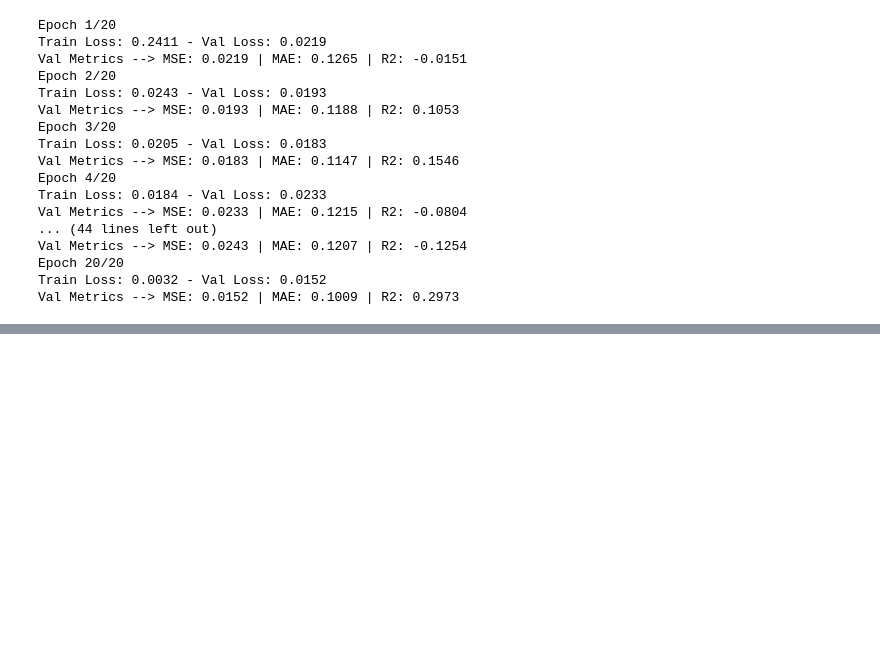
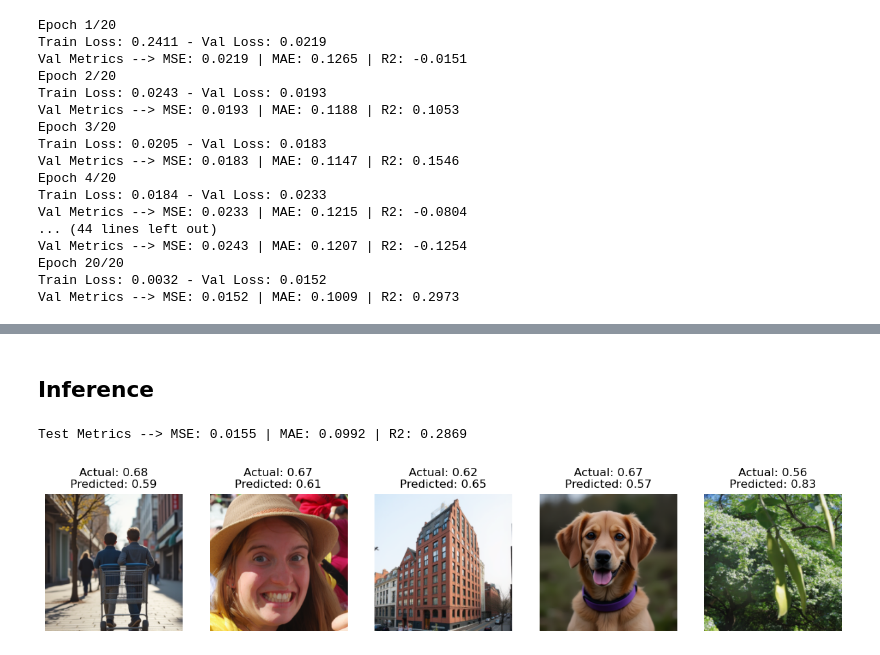
Before and after one commit to ErayOnder/Realistic-Image-Predictor, a Jupyter notebook: RealismPredictor.ipynb, the cells around one changed output, grey strips where cells are left out. Cells and saved outputs as stored; diff of their text form; code cells hidden in the pictures; blank space fills up the shorter version.

Commit message:
Inference pipeline added

```diff
--- a/RealismPredictor.ipynb
+++ b/RealismPredictor.ipynb
@@ -206,9 +206,11 @@ print(f"Training images: {len(train_paths)} | Validation images: {len(val_paths)
 
 train_dataset = RealismDataset(train_paths)
 val_dataset = RealismDataset(val_paths)
+test_dataset = RealismDataset(test_paths)
 
 train_loader = DataLoader(train_dataset, batch_size= batch_size, shuffle=True)
 val_loader = DataLoader(val_dataset, batch_size= batch_size, shuffle=False)
+test_loader = DataLoader(test_dataset, batch_size= batch_size, shuffle=False)
 # %% [output]
 Training images: 1760 | Validation images: 220 | Testing images: 220
 # %% [markdown]
@@ -328,0 +332,15 @@ plt.show()
+# %% [markdown]
+## Inference
+# %%
+model = RegressionResNet()
+model = inference.load_model(model, "best_model.pth", device)
+
+predictions, actuals = inference.predict(model, test_loader, device)
+mse, mae, r_squared = inference.compute_metrics(predictions, actuals)
+print(f"Test Metrics --> MSE: {mse:.4f} | MAE: {mae:.4f} | R2: {r_squared:.4f}")
+# %% [output]
+Test Metrics --> MSE: 0.0155 | MAE: 0.0992 | R2: 0.2869
+# %%
+inference.plot_predictions(model, test_loader, device, denorm_fn= denormalize_image, num_images= 5)
+# %% [output]
+[figure, added]
```
Also changed, not shown: parts of 5 cells of this notebook, 1 other file.
